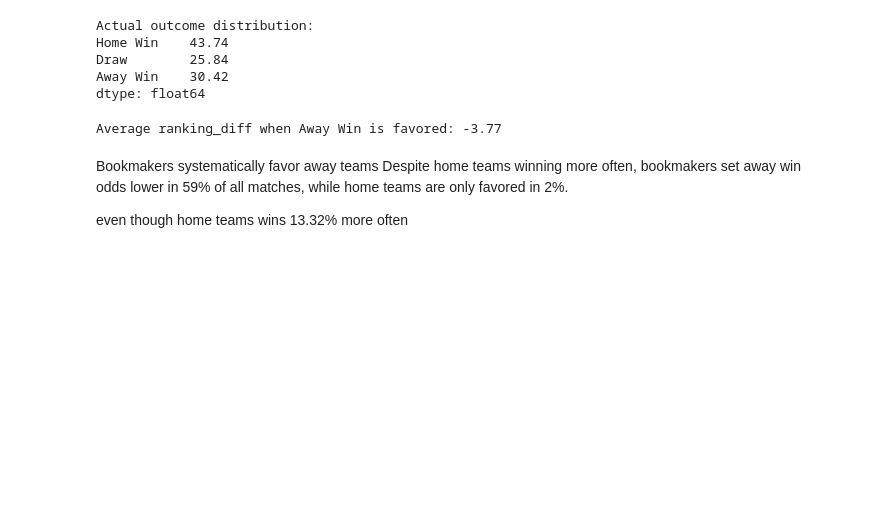
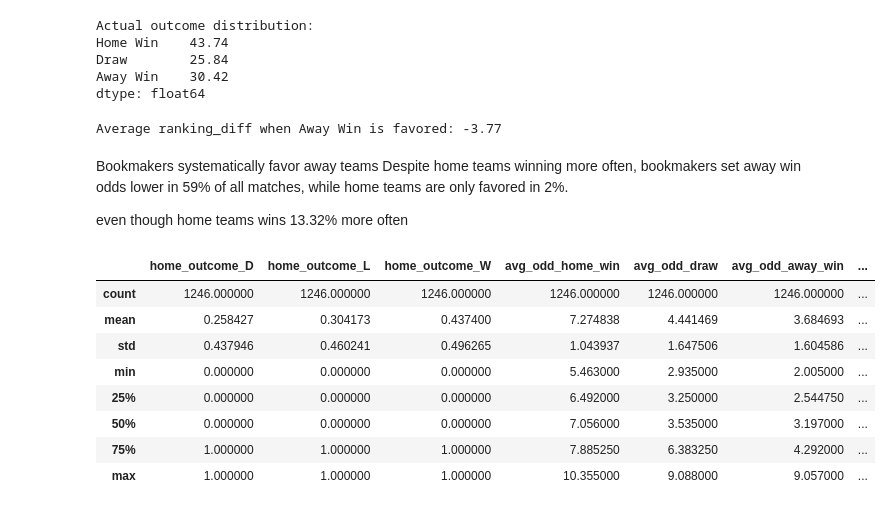
Before and after one commit to peterjanas/betting-BI, a Jupyter notebook: notebook/premier-eda.ipynb, the cells around one changed output. Cells and saved outputs as stored; diff of their text form; code cells hidden in the pictures; blank space fills up the shorter version.

```diff
--- a/notebook/premier-eda.ipynb
+++ b/notebook/premier-eda.ipynb
@@ -672,3 +672,15 @@ Bookmakers systematically favor away teams
 Despite home teams winning more often, bookmakers set away win odds lower in 59% of all matches, while home teams are only favored in 2%.
 
 even though home teams wins 13.32% more often
+# %%
+df.describe()
+# %% [output]
+|  | home_outcome_D | home_outcome_L | home_outcome_W | avg_odd_home_win | avg_odd_draw | avg_odd_away_win | ... |
+| count | 1246.000000 | 1246.000000 | 1246.000000 | 1246.000000 | 1246.000000 | 1246.000000 | ... |
+| mean | 0.258427 | 0.304173 | 0.437400 | 7.274838 | 4.441469 | 3.684693 | ... |
+| std | 0.437946 | 0.460241 | 0.496265 | 1.043937 | 1.647506 | 1.604586 | ... |
+| min | 0.000000 | 0.000000 | 0.000000 | 5.463000 | 2.935000 | 2.005000 | ... |
+| 25% | 0.000000 | 0.000000 | 0.000000 | 6.492000 | 3.250000 | 2.544750 | ... |
+| 50% | 0.000000 | 0.000000 | 0.000000 | 7.056000 | 3.535000 | 3.197000 | ... |
+| 75% | 1.000000 | 1.000000 | 1.000000 | 7.885250 | 6.383250 | 4.292000 | ... |
+| max | 1.000000 | 1.000000 | 1.000000 | 10.355000 | 9.088000 | 9.057000 | ... |
```
